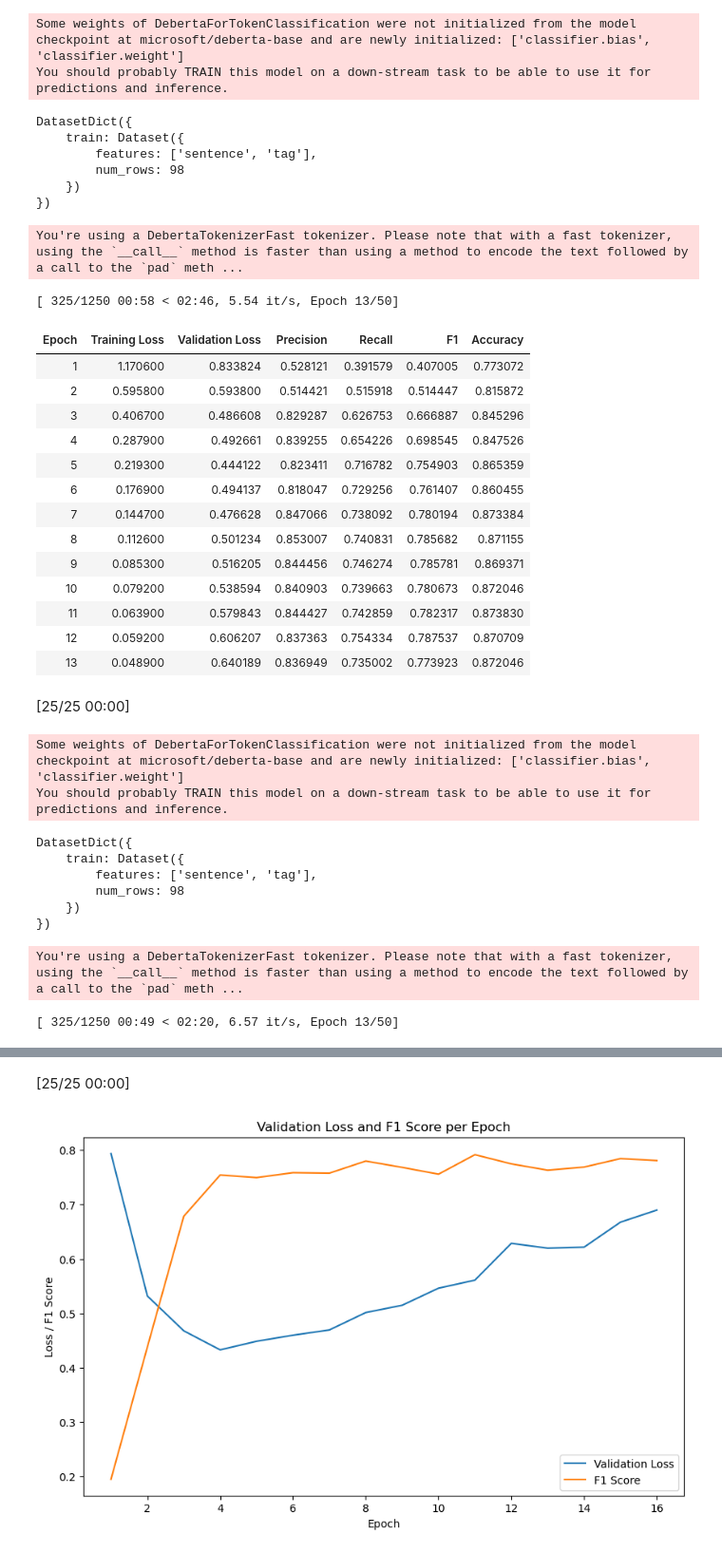
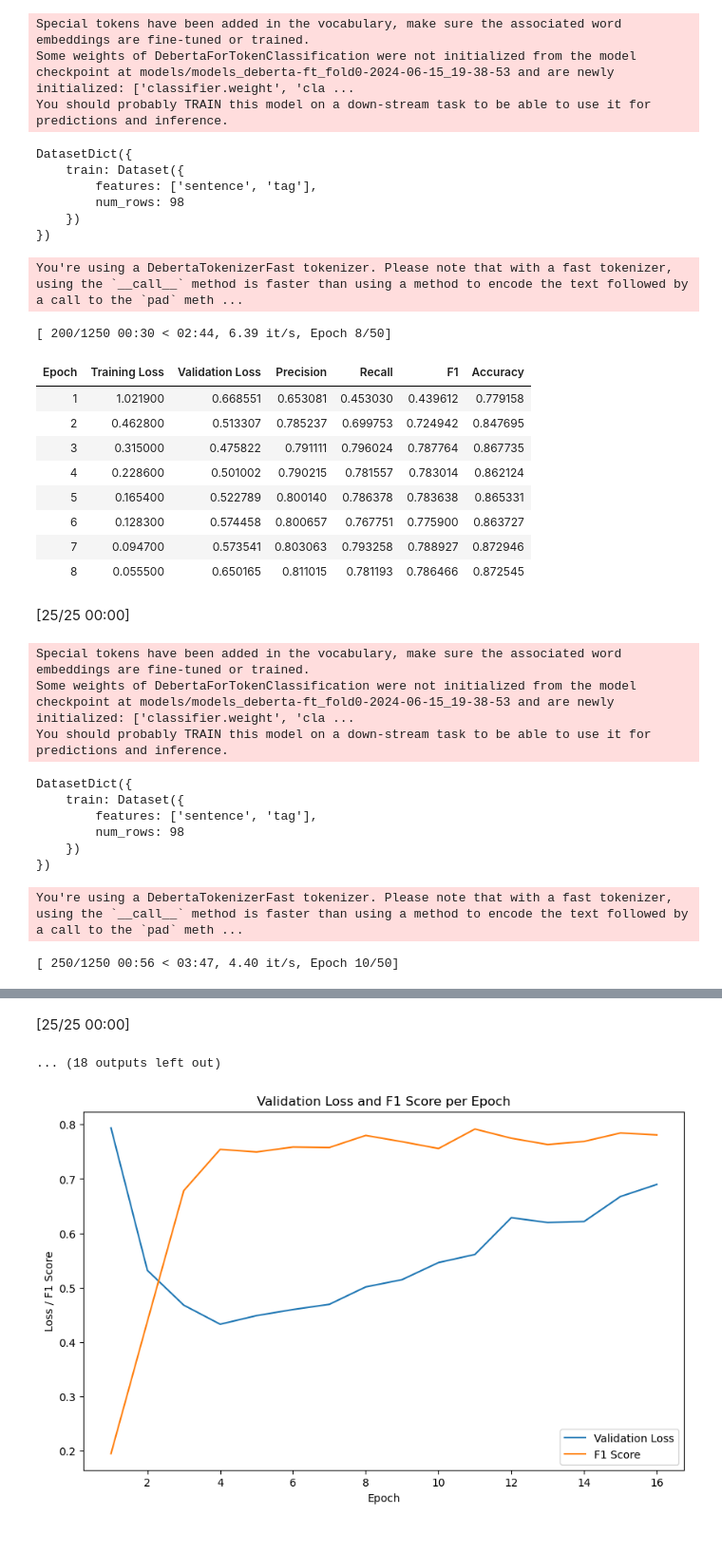
Before and after one commit to lara-ozyegen/MRP_MedHighlight, a Jupyter notebook: notebooks/adaptive-fine-tuning.ipynb, the cells around one changed output, grey strips where cells are left out. Shown: that part at 95% size. Cells and saved outputs as stored; diff of their text form; code cells hidden in the pictures.

```diff
--- a/notebooks/adaptive-fine-tuning.ipynb
+++ b/notebooks/adaptive-fine-tuning.ipynb
@@ -162,7 +162,7 @@ def train_model(model_config):
     for fold_no in model_config['fold_range']:
         # Load the tokenizer
         # tokenizer = AutoTokenizer.from_pretrained(model_config['checkpoint_path'])
-        if model_config['checkpoint_path'] == 'microsoft/deberta-base':
+        if 'deberta' in  model_config['checkpoint_path']:
             tokenizer = DebertaTokenizerFast.from_pretrained(model_config['checkpoint_path'], add_prefix_space=True)
         else:
             tokenizer = AutoTokenizer.from_pretrained(model_config['checkpoint_path'])
@@ -258,50 +258,47 @@ def train_model(model_config):
         trainer.evaluate(eval_dataset['train'])
 # %%
 # eval_dataset_name = 'mtsamples2'
-model_names = ['deberta-mt'] #['scibert-mt', 'bluebert-mt', 'bert-mt', 'bertclinical-mt', 'bioclinicalbert-mt', 'deberta-mt']
-model_checkpoints = ['microsoft/deberta-base'] #['allenai/scibert_scivocab_uncased', 'bionlp/bluebert_pubmed_uncased_L-24_H-1024_A-16', 'google-bert/bert-base-uncased', 'samrawal/bert-base-uncased_clinical-ner' ,'emilyalsentzer/Bio_ClinicalBERT', 'microsoft/deberta-base']
+model_names = ['deberta-ft-aft-ft'] #['biobert-mt', 'scibert-mt', 'bluebert-mt', 'bert-mt', 'bertclinical-mt', 'bioclinicalbert-mt', 'deberta-mt']
+model_checkpoints = ['models/models_deberta-ft_fold0-2024-06-15_19-38-53'] #['monologg/biobert_v1.1_pubmed'] #['allenai/scibert_scivocab_uncased', 'bionlp/bluebert_pubmed_uncased_L-24_H-1024_A-16', 'google-bert/bert-base-uncased', 'samrawal/bert-base-uncased_clinical-ner' ,'emilyalsentzer/Bio_ClinicalBERT', 'microsoft/deberta-base']
 for model_name, model_checkpoint in zip(model_names, model_checkpoints):
 
     model_config = dict(
         train_dataset_name='cross-validation',
         eval_dataset_name = 'cross-validation',
         checkpoint_path = model_checkpoint, #"models/models_deberta-finetuned-ner_fold0_checkpoint-4710-2024-04-29_22-20-58", #'models/deberta-finetuned-ner/fold0/checkpoint-4710', #f'models/models_bert-ft-ft-2024-04-22_20-49-48', # "models/bert-finetuned-ner/fold0/checkpoint-2826", # f'models/models_bert-finetuned-ner_fold0_checkpoint-4710-2024-04-11_11-37-04',
         epochs = 50,
         batch_size = 4,
         learning_rate = 1e-5,
-        fold_range = range(8, 10),
+        fold_range = range(5, 10),
         model_name = model_name,
         output_model_dir = f'models/{model_name}'
         )
 
     train_model(model_config)
 # %% [output]
-Some weights of DebertaForTokenClassification were not initialized from the model checkpoint at microsoft/deberta-base and are newly initialized: ['classifier.bias', 'classifier.weight']
+Special tokens have been added in the vocabulary, make sure the associated word embeddings are fine-tuned or trained.
+Some weights of DebertaForTokenClassification were not initialized from the model checkpoint at models/models_deberta-ft_fold0-2024-06-15_19-38-53 and are newly initialized: ['classifier.weight', 'cla ...
 You should probably TRAIN this model on a down-stream task to be able to use it for predictions and inference.
 DatasetDict({
     train: Dataset({
         features: ['sentence', 'tag'],
         num_rows: 98
     })
 })
 You're using a DebertaTokenizerFast tokenizer. Please note that with a fast tokenizer, using the `__call__` method is faster than using a method to encode the text followed by a call to the `pad` meth ...
-[ 325/1250 00:58 < 02:46, 5.54 it/s, Epoch 13/50]
+[ 200/1250 00:30 < 02:44, 6.39 it/s, Epoch 8/50]
 | Epoch | Training Loss | Validation Loss | Precision | Recall | F1 | Accuracy |
-| 1 | 1.170600 | 0.833824 | 0.528121 | 0.391579 | 0.407005 | 0.773072 |
-| 2 | 0.595800 | 0.593800 | 0.514421 | 0.515918 | 0.514447 | 0.815872 |
-| 3 | 0.406700 | 0.486608 | 0.829287 | 0.626753 | 0.666887 | 0.845296 |
-| 4 | 0.287900 | 0.492661 | 0.839255 | 0.654226 | 0.698545 | 0.847526 |
-| 5 | 0.219300 | 0.444122 | 0.823411 | 0.716782 | 0.754903 | 0.865359 |
-| 6 | 0.176900 | 0.494137 | 0.818047 | 0.729256 | 0.761407 | 0.860455 |
-| 7 | 0.144700 | 0.476628 | 0.847066 | 0.738092 | 0.780194 | 0.873384 |
-| 8 | 0.112600 | 0.501234 | 0.853007 | 0.740831 | 0.785682 | 0.871155 |
-| 9 | 0.085300 | 0.516205 | 0.844456 | 0.746274 | 0.785781 | 0.869371 |
-| 10 | 0.079200 | 0.538594 | 0.840903 | 0.739663 | 0.780673 | 0.872046 |
-| 11 | 0.063900 | 0.579843 | 0.844427 | 0.742859 | 0.782317 | 0.873830 |
-| 12 | 0.059200 | 0.606207 | 0.837363 | 0.754334 | 0.787537 | 0.870709 |
-| 13 | 0.048900 | 0.640189 | 0.836949 | 0.735002 | 0.773923 | 0.872046 |
+| 1 | 1.021900 | 0.668551 | 0.653081 | 0.453030 | 0.439612 | 0.779158 |
+| 2 | 0.462800 | 0.513307 | 0.785237 | 0.699753 | 0.724942 | 0.847695 |
+| 3 | 0.315000 | 0.475822 | 0.791111 | 0.796024 | 0.787764 | 0.867735 |
+| 4 | 0.228600 | 0.501002 | 0.790215 | 0.781557 | 0.783014 | 0.862124 |
+| 5 | 0.165400 | 0.522789 | 0.800140 | 0.786378 | 0.783638 | 0.865331 |
+| 6 | 0.128300 | 0.574458 | 0.800657 | 0.767751 | 0.775900 | 0.863727 |
+| 7 | 0.094700 | 0.573541 | 0.803063 | 0.793258 | 0.788927 | 0.872946 |
+| 8 | 0.055500 | 0.650165 | 0.811015 | 0.781193 | 0.786466 | 0.872545 |
 [25/25 00:00]
-Some weights of DebertaForTokenClassification were not initialized from the model checkpoint at microsoft/deberta-base and are newly initialized: ['classifier.bias', 'classifier.weight']
+Special tokens have been added in the vocabulary, make sure the associated word embeddings are fine-tuned or trained.
+Some weights of DebertaForTokenClassification were not initialized from the model checkpoint at models/models_deberta-ft_fold0-2024-06-15_19-38-53 and are newly initialized: ['classifier.weight', 'cla ...
 You should probably TRAIN this model on a down-stream task to be able to use it for predictions and inference.
 DatasetDict({
     train: Dataset({
@@ -310,5 +307,5 @@ DatasetDict({
     })
 })
 You're using a DebertaTokenizerFast tokenizer. Please note that with a fast tokenizer, using the `__call__` method is faster than using a method to encode the text followed by a call to the `pad` meth ...
-[ 325/1250 00:49 < 02:20, 6.57 it/s, Epoch 13/50]
+[ 250/1250 00:56 < 03:47, 4.40 it/s, Epoch 10/50]
 | Epoch | Training Loss | Validation Loss | Precision | Recall | F1 | Accuracy |
@@ -328,4 +322,5 @@ You're using a DebertaTokenizerFast tokenizer. Please note that with a fast toke
 [25/25 00:00]
+... (18 outputs left out)
 # %%
 import matplotlib.pyplot as plt
 
```
Also changed, not shown: parts of 1 cell of this notebook, 2 other files.
